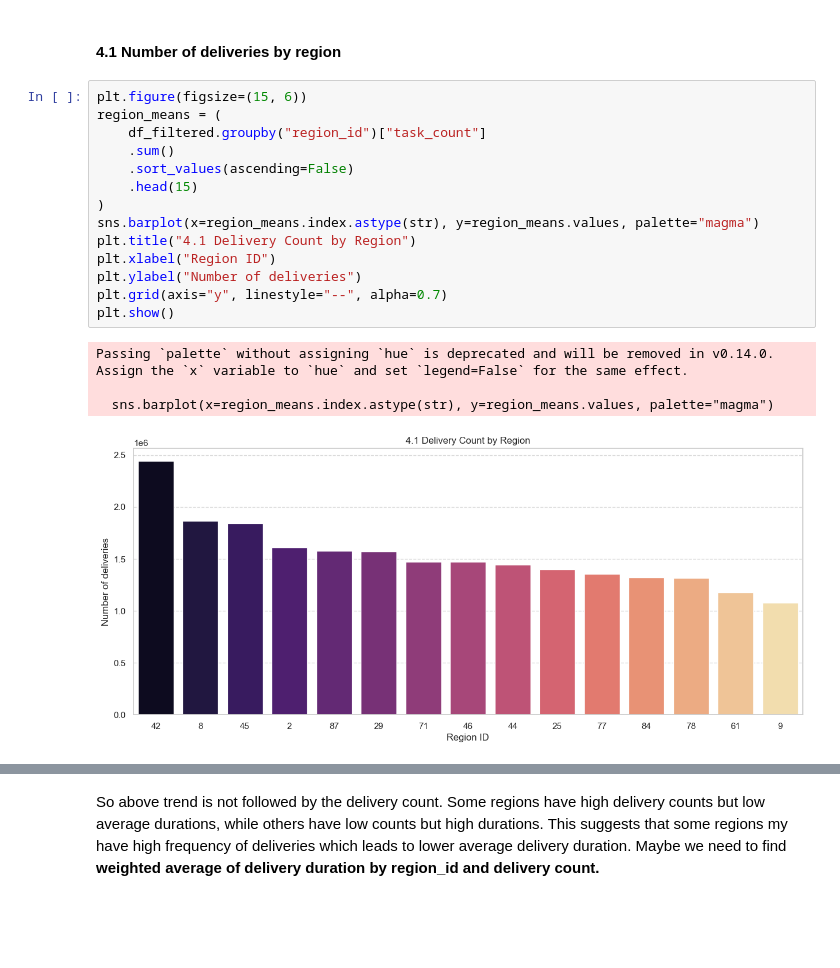
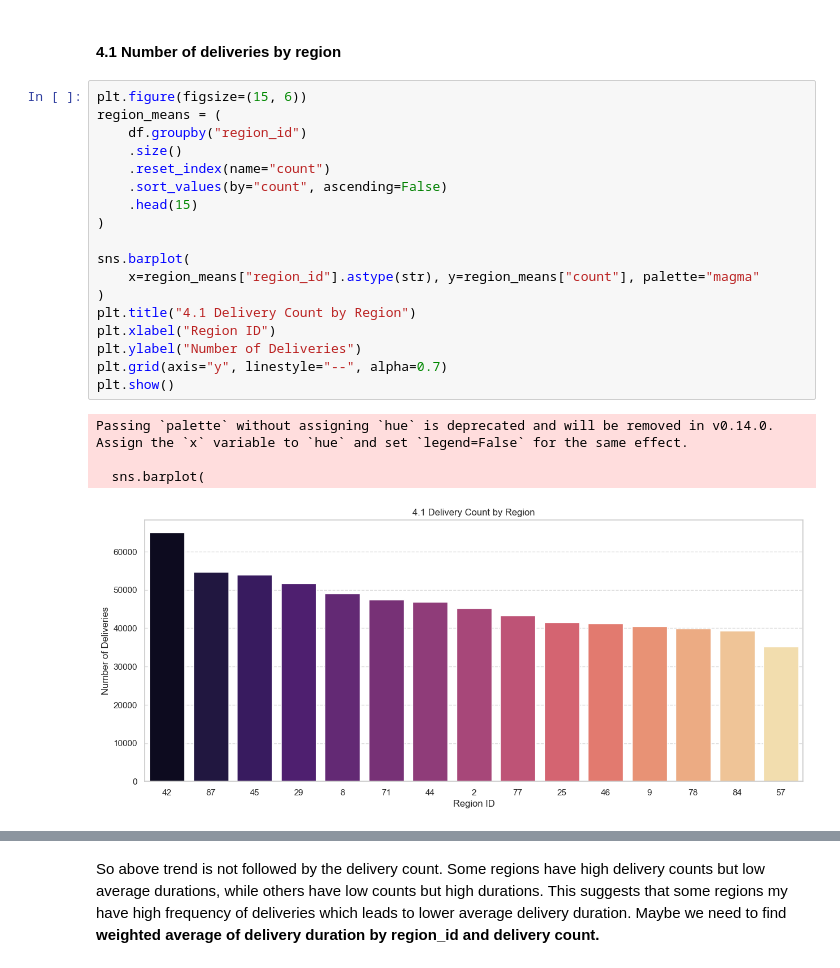
Before and after one commit to ISL-0111/IDS701_Team_Project, a Jupyter notebook: EDA.ipynb, the cells around one changed output, grey strips where cells are left out. Drawn from its saved outputs; the diff is of its cells as text; blank space fills up the shorter version.

```diff
--- a/EDA.ipynb
+++ b/EDA.ipynb
@@ -424,19 +441,23 @@ Passing `palette` without assigning `hue` is deprecated and will be removed in v
 # %%
 plt.figure(figsize=(15, 6))
 region_means = (
-    df_filtered.groupby("region_id")["task_count"]
-    .sum()
-    .sort_values(ascending=False)
+    df.groupby("region_id")
+    .size()
+    .reset_index(name="count")
+    .sort_values(by="count", ascending=False)
     .head(15)
 )
-sns.barplot(x=region_means.index.astype(str), y=region_means.values, palette="magma")
+
+sns.barplot(
+    x=region_means["region_id"].astype(str), y=region_means["count"], palette="magma"
+)
 plt.title("4.1 Delivery Count by Region")
 plt.xlabel("Region ID")
-plt.ylabel("Number of deliveries")
+plt.ylabel("Number of Deliveries")
 plt.grid(axis="y", linestyle="--", alpha=0.7)
 plt.show()
 # %% [output]
 Passing `palette` without assigning `hue` is deprecated and will be removed in v0.14.0. Assign the `x` variable to `hue` and set `legend=False` for the same effect.
 
-  sns.barplot(x=region_means.index.astype(str), y=region_means.values, palette="magma")
+  sns.barplot(
-[figure, old version]
+[figure, new version]
```
Also changed, not shown: parts of 22 cells of this notebook.
